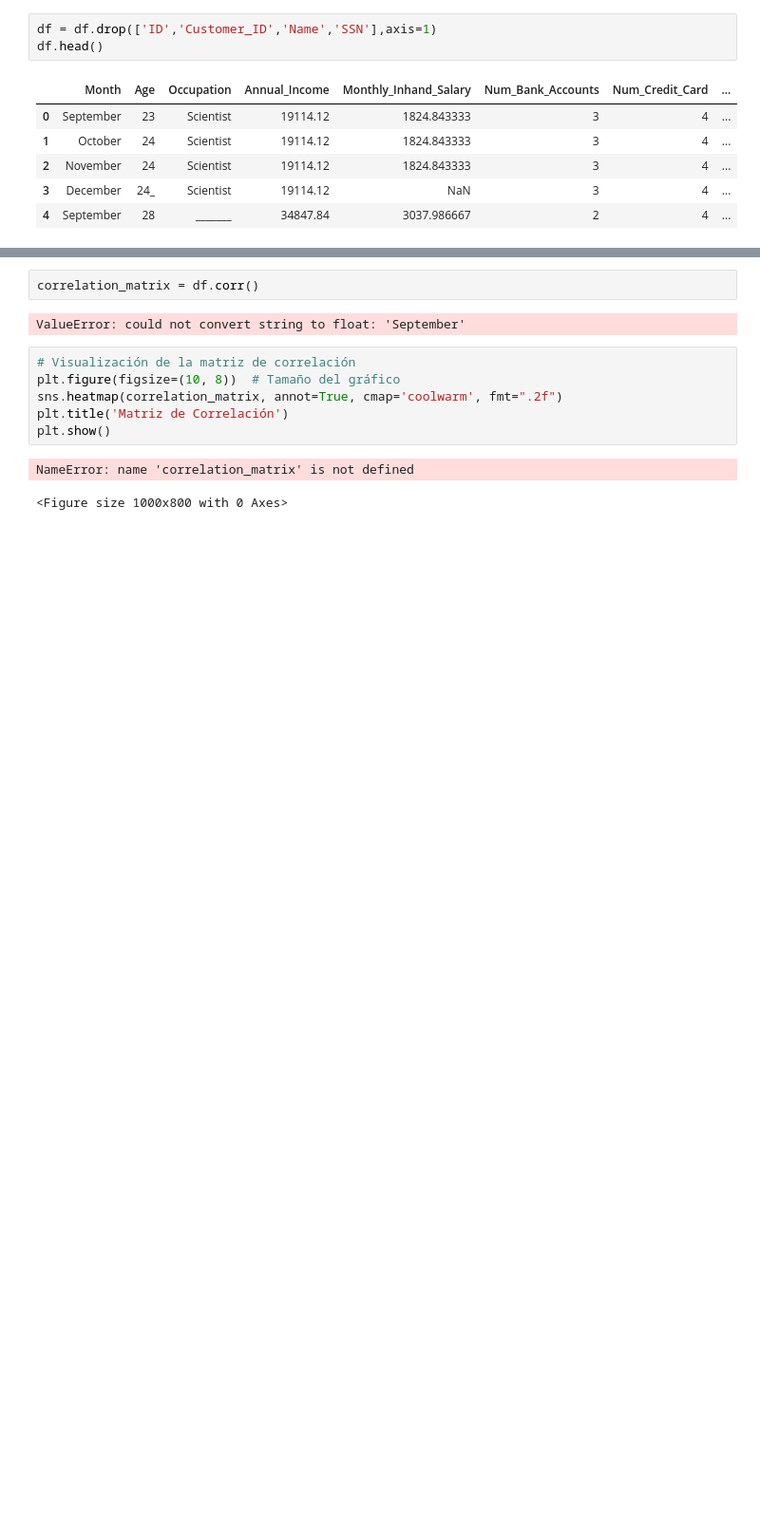
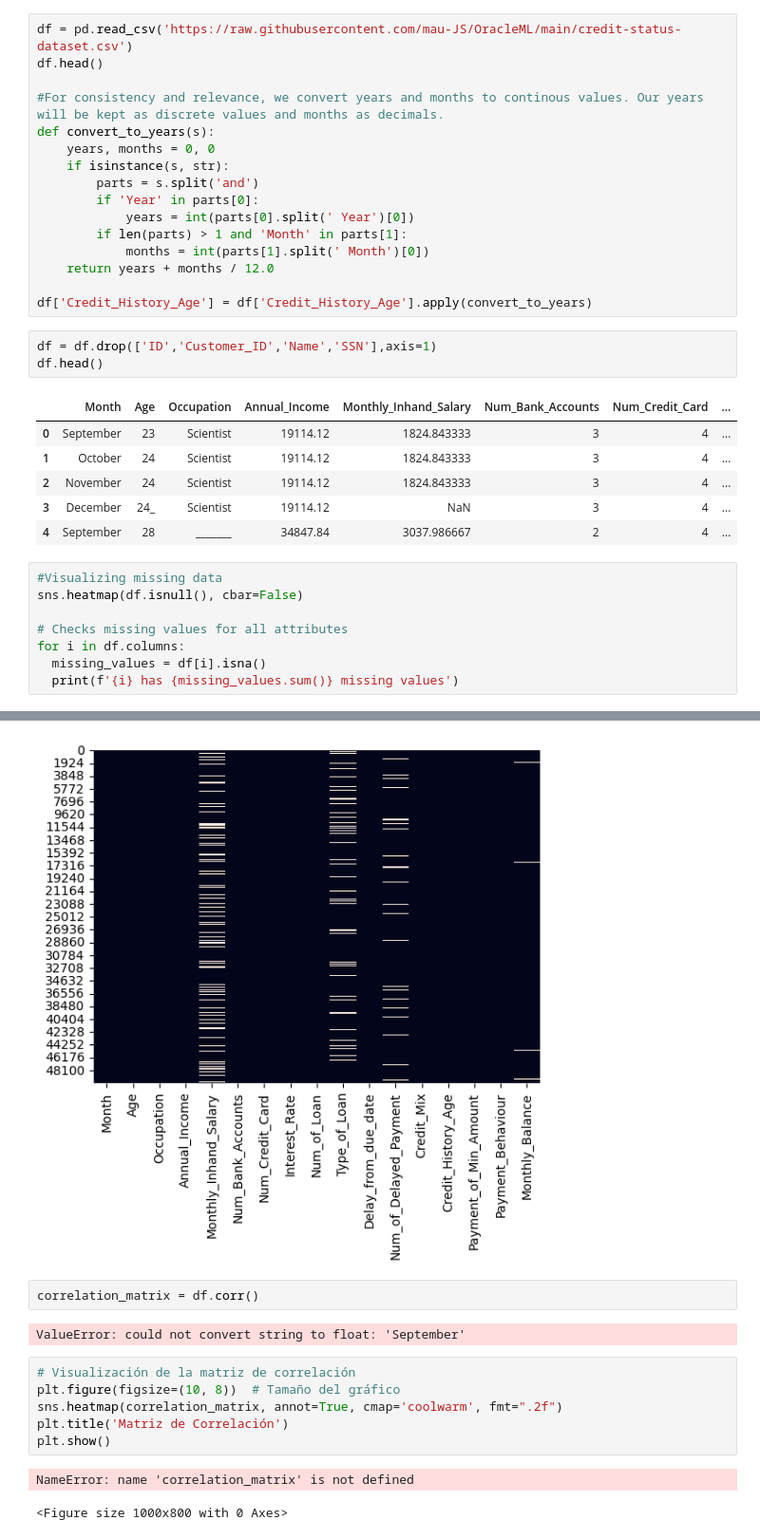
Before and after one commit to mau-JS/OracleML, a Jupyter notebook: CreditML.ipynb, the cells around one changed output, grey strips where cells are left out. Shown at 95% size. Saved outputs shown, nothing was run; the diff lists cells and outputs as text; blank space fills up the shorter version.

```diff
--- a/CreditML.ipynb
+++ b/CreditML.ipynb
@@ -47,3 +36,19 @@ df.head()
+# %%
+df = pd.read_csv('https://raw.githubusercontent.com/mau-JS/OracleML/main/credit-status-dataset.csv')
+df.head()
+
+#For consistency and relevance, we convert years and months to continous values. Our years will be kept as discrete values and months as decimals.
+def convert_to_years(s):
+    years, months = 0, 0
+    if isinstance(s, str):
+        parts = s.split('and')
+        if 'Year' in parts[0]:
+            years = int(parts[0].split(' Year')[0])
+        if len(parts) > 1 and 'Month' in parts[1]:
+            months = int(parts[1].split(' Month')[0])
+    return years + months / 12.0
+
+df['Credit_History_Age'] = df['Credit_History_Age'].apply(convert_to_years)
 # %%
 df = df.drop(['ID','Customer_ID','Name','SSN'],axis=1)
 df.head()
@@ -54,3 +59,12 @@ df.head()
 | 2 | November | 24 | Scientist | 19114.12 | 1824.843333 | 3 | 4 | ... |
 | 3 | December | 24_ | Scientist | 19114.12 | NaN | 3 | 4 | ... |
 | 4 | September | 28 | _______ | 34847.84 | 3037.986667 | 2 | 4 | ... |
+# %%
+#Visualizing missing data
+sns.heatmap(df.isnull(), cbar=False)
+
+# Checks missing values for all attributes
+for i in df.columns:
+  missing_values = df[i].isna()
+  print(f'{i} has {missing_values.sum()} missing values')
+# %% [output]
@@ -57,3 +88,4 @@ df.head()
+[figure, added]
 # %%
 correlation_matrix = df.corr()
 # %% [output]
```
Also changed, not shown: parts of 4 cells of this notebook.
